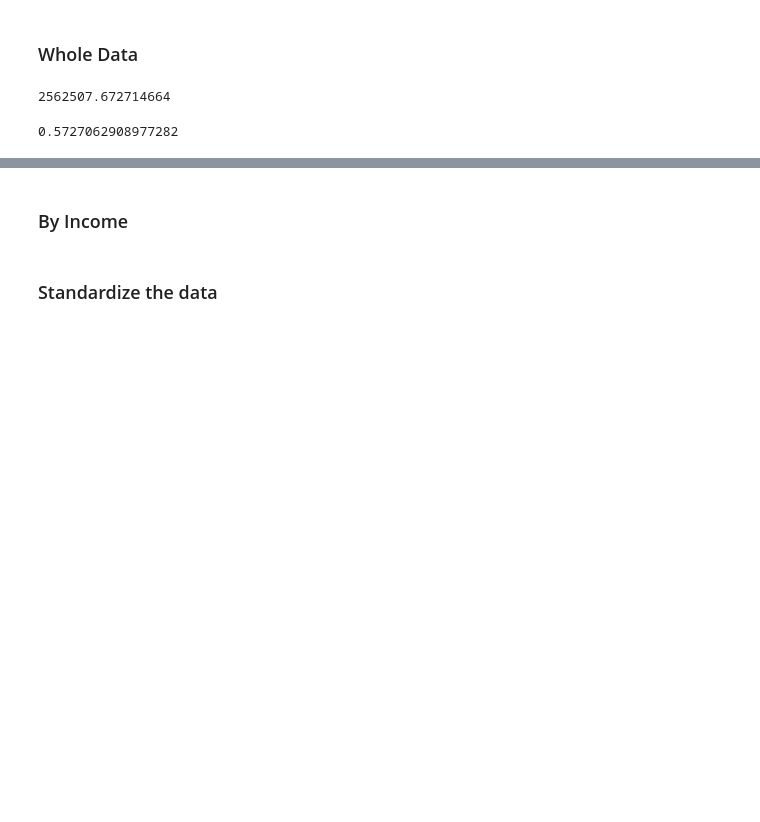
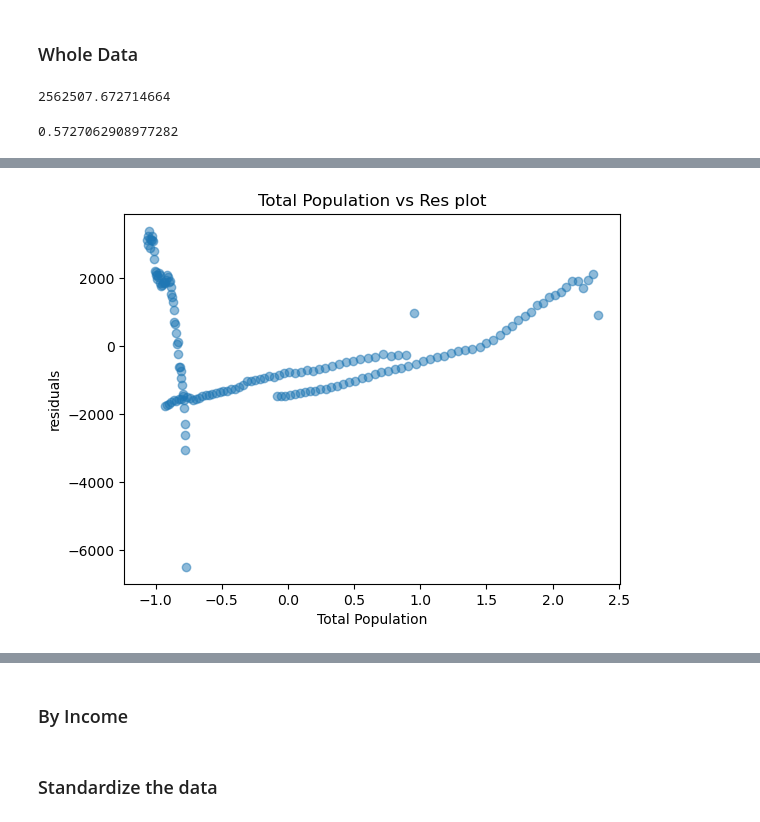
Before and after one commit to hhl04/DS3000-Sec-8, a Jupyter notebook: ProjectPhaseThree-Copy1.ipynb, the cells around one changed output, grey strips where cells are left out. Saved outputs shown, nothing was run; the diff lists cells and outputs as text; code cells hidden in the pictures; blank space fills up the shorter version.

```diff
--- a/ProjectPhaseThree-Copy1.ipynb
+++ b/ProjectPhaseThree-Copy1.ipynb
@@ -431,0 +457,9 @@ r2_region
+# %%
+# Population versus Residuals
+plt.scatter(pop, res_region, alpha=0.5)
+plt.xlabel("Total Population")
+plt.ylabel("residuals")
+plt.title("Total Population vs Res plot")
+plt.show()
+# %% [output]
+[figure, added]
```
Also changed, not shown: parts of 24 cells of this notebook.
